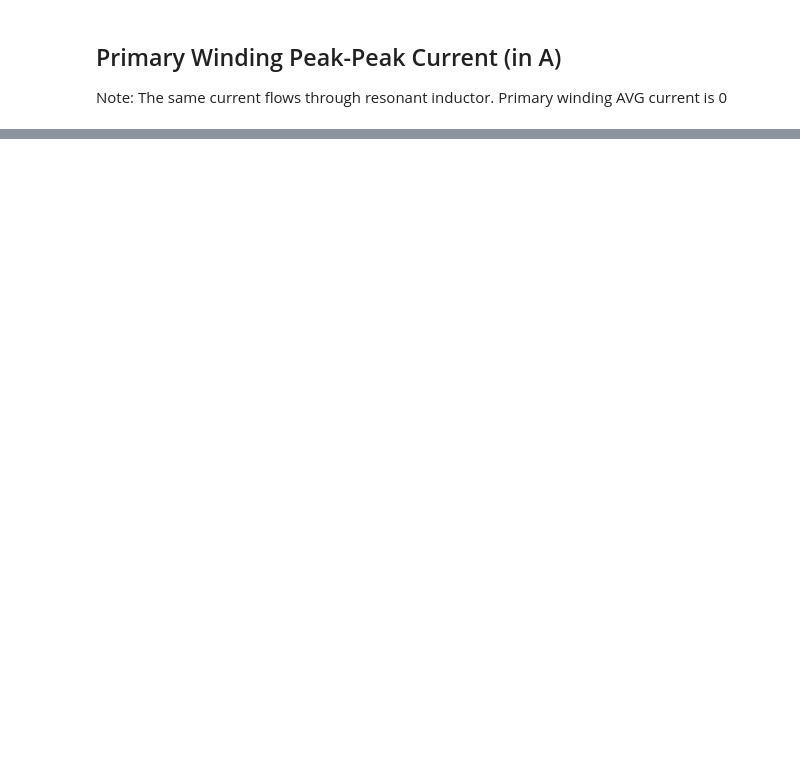
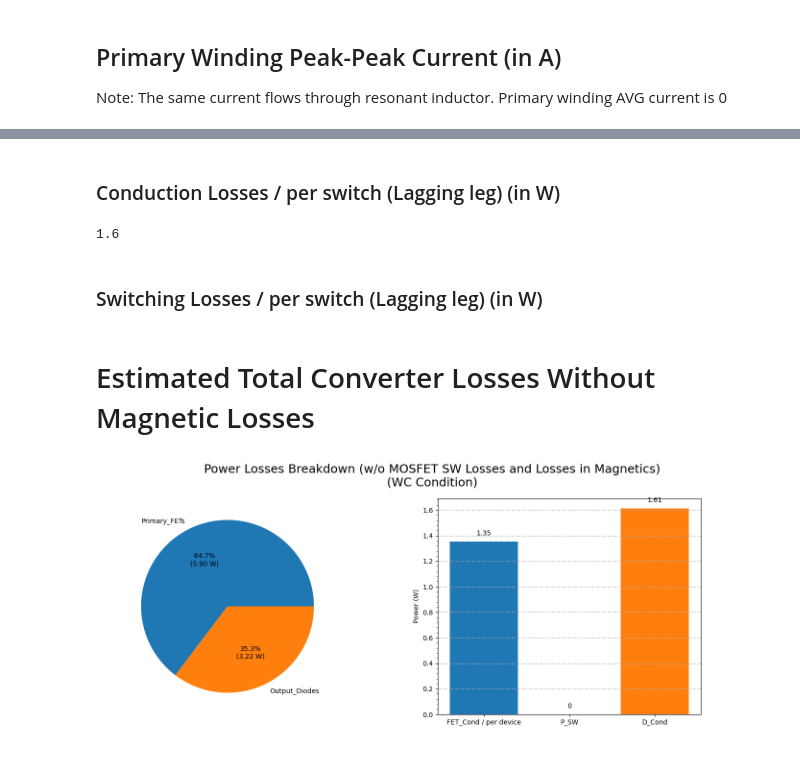
Before and after one commit to popest/PowerElectronics_JupyterLab_QSPICE, a Jupyter notebook: Phase-Shift_Full-Bridge/PSFB_center_tap_sec.ipynb, the cells around one changed output, grey strips where cells are left out. Saved outputs shown, nothing was run; the diff lists cells and outputs as text; code cells hidden in the pictures; blank space fills up the shorter version.

Commit message:
PSFB center tap updated

```diff
--- a/Phase-Shift_Full-Bridge/PSFB_center_tap_sec.ipynb
+++ b/Phase-Shift_Full-Bridge/PSFB_center_tap_sec.ipynb
@@ -586,0 +625,3 @@ print(I_Lprim_pp)
+# %%
+P_FET1_Cond = M_rdson * I_S1_RMS**2
+round(P_FET1_Cond,2)
@@ -586,0 +632,60 @@ print(I_Lprim_pp)
+# %%
+P_FET1_SW = 0
+# %% [markdown]
+### Conduction Losses / per switch (Lagging leg) (in W)
+# %%
+P_FET2_Cond = M_rdson * I_S2_RMS**2
+round(P_FET2_Cond,2)
+# %% [output]
+1.6
+# %% [markdown]
+### Switching Losses / per switch (Lagging leg) (in W)
+# %%
+P_FET2_SW = 0
+# %% [markdown]
+# Estimated Total Converter Losses Without Magnetic Losses
+# %%
+labels_Ploss= 'Primary_FETs', 'Output_Diodes'
+data_Ploss = [P_FET1_Cond*2+P_FET2_Cond*2+P_FET1_SW*2+P_FET2_SW*2, P_diode1_cond*2]
+
+labels_Ploss_Bar= 'FET_Cond / per device', 'P_SW', 'D_Cond'
+data_Ploss_Bar = [P_FET1_Cond, P_FET1_SW, P_diode1_cond]
+
+#bar_labels = ['red', 'blue', '_red', 'orange','green']
+bar_colors = ['tab:blue', 'tab:blue', 'tab:orange', 'tab:orange', 'tab:green', 'tab:green','tab:red', 'tab:red']
+
+def autopct_format(values):
+        def my_format(pct):
+            total = sum(values)
+            val = round(pct*total/100,3)
+            return '{:.1f}%\n({v:.2f} W)'.format(pct, v=val)
+        return my_format
+
+def addlabels(x,y):
+    for i in range(len(x)):
+        ax2.text(i, y[i]+0.05, round(y[i],2), ha = 'center')
+
+fig, (ax1, ax2) = plt.subplots(1, 2, figsize=(14,6))
+#fig, (ax1, ax2) = plt.subplots(1, 2)
+#fig, ax1 = plt.subplots()
+
+if MOS_DATA_FLD != "":
+    fig.suptitle('Power Losses Breakdown (w/o Losses in Magnetics)'+'\n'+'(WC Condition)',fontsize=18)
+else:
+    fig.suptitle('Power Losses Breakdown (w/o MOSFET SW Losses and Losses in Magnetics)'+'\n'+'(WC Condition)',fontsize=18)
+ax1.pie(data_Ploss, labels=labels_Ploss, autopct=autopct_format(data_Ploss))
+
+ax2.bar(labels_Ploss_Bar, data_Ploss_Bar,color=bar_colors)
+ax2.grid(True, linestyle='-.',axis='y')
+ax2.yaxis.set_minor_locator(AutoMinorLocator(5))
+ax2.set_ylabel('Power (W)')
+addlabels(labels_Ploss_Bar,data_Ploss_Bar)
+
+fig.subplots_adjust(left = 0, top=0.86, wspace = 0.3)
+#fig.subplots_adjust(left=0.05, right=0.95, wspace=0.2)
+
+plt.show()
+if MOS_DATA_FLD == "":
+    display(Markdown('<font size="6"> <span style="color:red"> Warning: Primary MOSFET switching losses are available only when DPT energy data are provided.</span></font>'))
+# %% [output]
+[figure, added]
```
Also changed, not shown: parts of 23 cells of this notebook, 3 other files.
